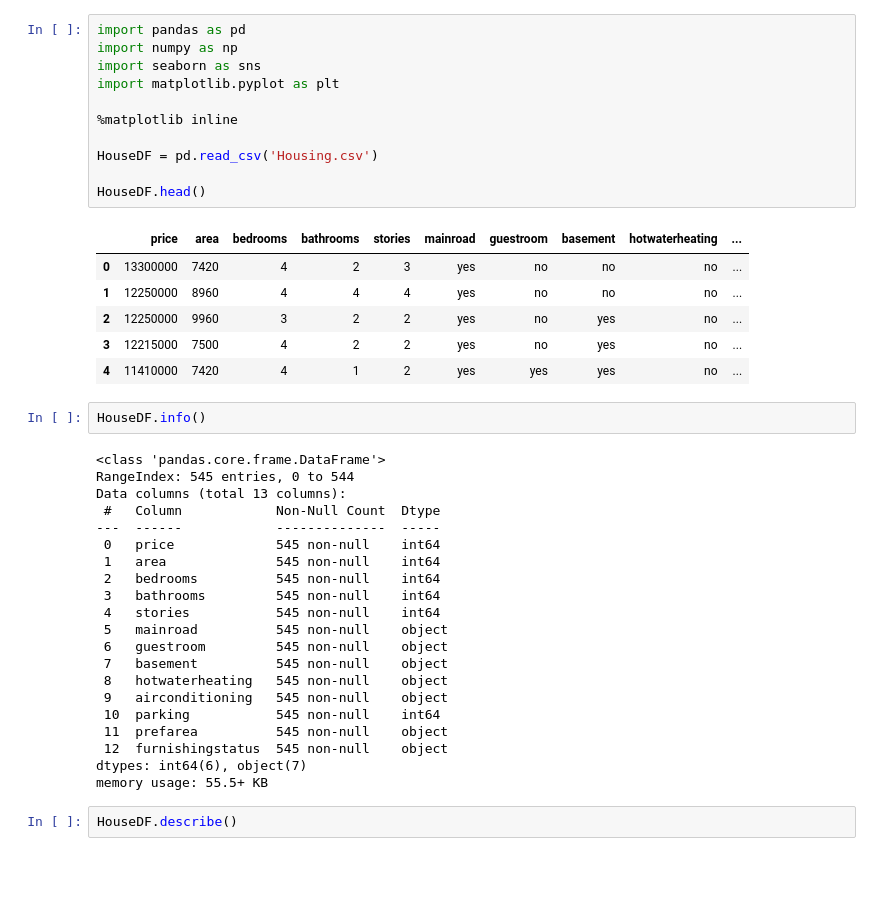
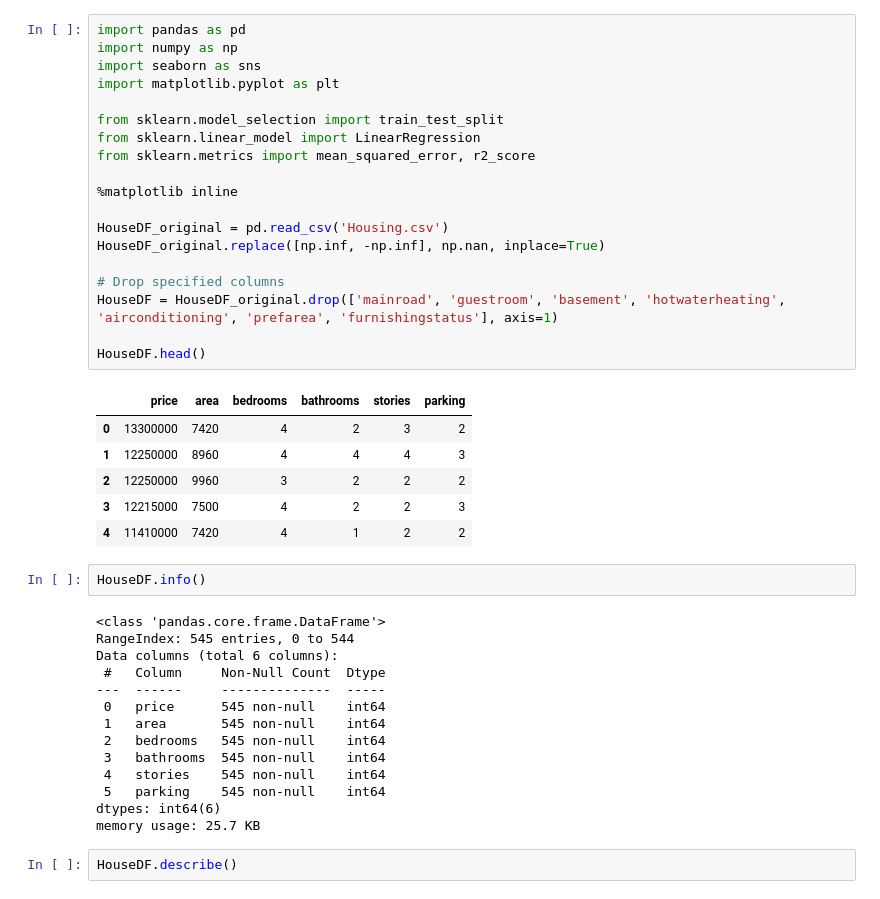
Before and after one commit to PullThePlugItsTooLate/PDAN-T1-LinearRegression-10116408, a Jupyter notebook: housing-prediction-notebook.ipynb, the cells around one changed output. Cells and saved outputs as stored; diff of their text form; blank space fills up the shorter version.

```diff
--- a/housing-prediction-notebook.ipynb
+++ b/housing-prediction-notebook.ipynb
@@ -7,44 +57,45 @@
 # %%
 import pandas as pd
 import numpy as np
 import seaborn as sns
 import matplotlib.pyplot as plt
 
+from sklearn.model_selection import train_test_split
+from sklearn.linear_model import LinearRegression
+from sklearn.metrics import mean_squared_error, r2_score
+
 %matplotlib inline
 
-HouseDF = pd.read_csv('Housing.csv')
+HouseDF_original = pd.read_csv('Housing.csv')
+HouseDF_original.replace([np.inf, -np.inf], np.nan, inplace=True)
+
+# Drop specified columns
+HouseDF = HouseDF_original.drop(['mainroad', 'guestroom', 'basement', 'hotwaterheating', 'airconditioning', 'prefarea', 'furnishingstatus'], axis=1)
 
 HouseDF.head()
 # %% [output]
-|  | price | area | bedrooms | bathrooms | stories | mainroad | guestroom | basement | hotwaterheating | ... |
-| 0 | 13300000 | 7420 | 4 | 2 | 3 | yes | no | no | no | ... |
-| 1 | 12250000 | 8960 | 4 | 4 | 4 | yes | no | no | no | ... |
-| 2 | 12250000 | 9960 | 3 | 2 | 2 | yes | no | yes | no | ... |
-| 3 | 12215000 | 7500 | 4 | 2 | 2 | yes | no | yes | no | ... |
-| 4 | 11410000 | 7420 | 4 | 1 | 2 | yes | yes | yes | no | ... |
+|  | price | area | bedrooms | bathrooms | stories | parking |
+| 0 | 13300000 | 7420 | 4 | 2 | 3 | 2 |
+| 1 | 12250000 | 8960 | 4 | 4 | 4 | 3 |
+| 2 | 12250000 | 9960 | 3 | 2 | 2 | 2 |
+| 3 | 12215000 | 7500 | 4 | 2 | 2 | 3 |
+| 4 | 11410000 | 7420 | 4 | 1 | 2 | 2 |
 # %%
 HouseDF.info()
 # %% [output]
 <class 'pandas.core.frame.DataFrame'>
 RangeIndex: 545 entries, 0 to 544
-Data columns (total 13 columns):
- #   Column            Non-Null Count  Dtype
----  ------            --------------  -----
- 0   price             545 non-null    int64
- 1   area              545 non-null    int64
- 2   bedrooms          545 non-null    int64
- 3   bathrooms         545 non-null    int64
- 4   stories           545 non-null    int64
- 5   mainroad          545 non-null    object
- 6   guestroom         545 non-null    object
- 7   basement          545 non-null    object
- 8   hotwaterheating   545 non-null    object
- 9   airconditioning   545 non-null    object
- 10  parking           545 non-null    int64
- 11  prefarea          545 non-null    object
- 12  furnishingstatus  545 non-null    object
-dtypes: int64(6), object(7)
-memory usage: 55.5+ KB
+Data columns (total 6 columns):
+ #   Column     Non-Null Count  Dtype
+---  ------     --------------  -----
+ 0   price      545 non-null    int64
+ 1   area       545 non-null    int64
+ 2   bedrooms   545 non-null    int64
+ 3   bathrooms  545 non-null    int64
+ 4   stories    545 non-null    int64
+ 5   parking    545 non-null    int64
+dtypes: int64(6)
+memory usage: 25.7 KB
 # %%
 HouseDF.describe()
 # %% [output]
```
Also changed, not shown: parts of 15 cells of this notebook.
